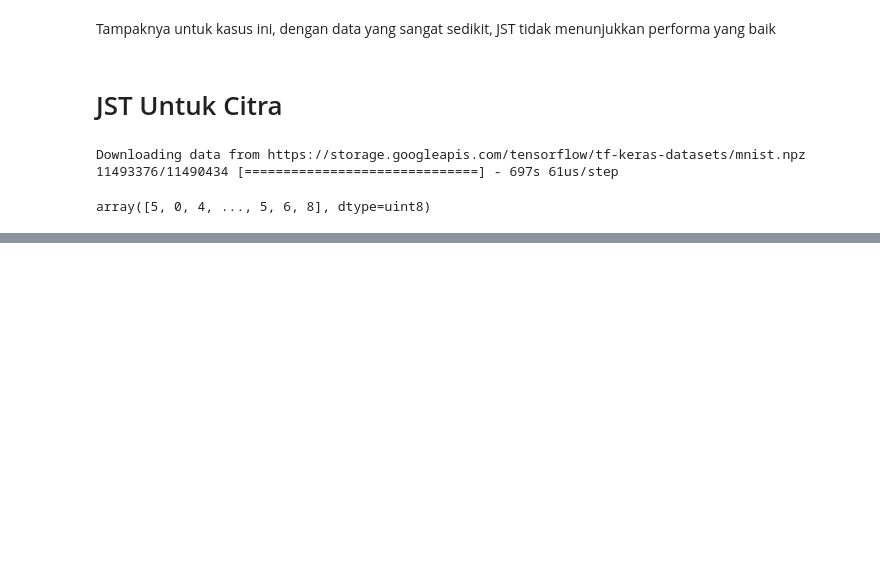
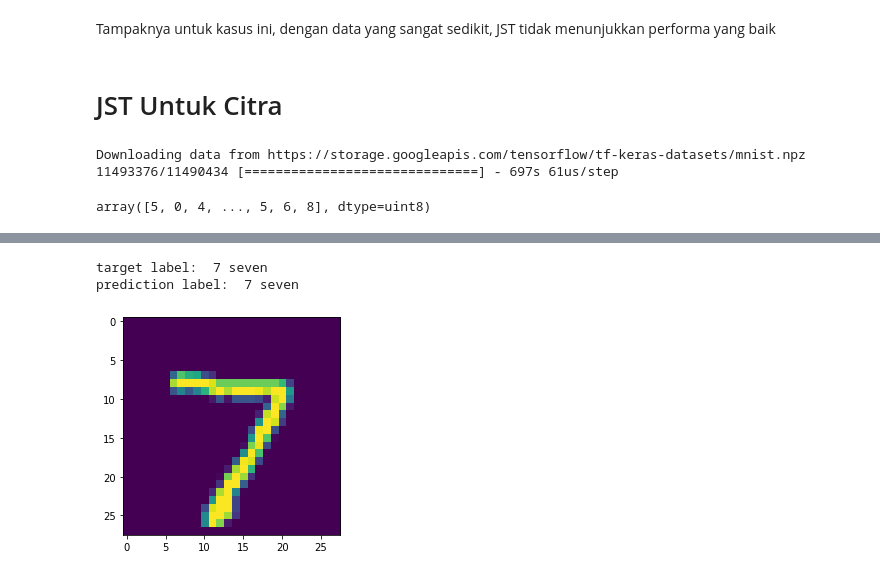
Before and after one commit to goFrendiAsgard/static-blog, a Jupyter notebook: content/notebooks/JaringanSyarafTiruan.ipynb, the cells around one changed output, grey strips where cells are left out. Cells and saved outputs as stored; diff of their text form; code cells hidden in the pictures; blank space fills up the shorter version.

```diff
--- a/content/notebooks/JaringanSyarafTiruan.ipynb
+++ b/content/notebooks/JaringanSyarafTiruan.ipynb
@@ -555,0 +598,13 @@ array([5, 0, 4, ..., 5, 6, 8], dtype=uint8)
+# %%
+model = keras.Sequential([
+    keras.layers.Flatten(input_shape=(28, 28)),
+    keras.layers.Dense(1024, activation=tf.nn.sigmoid),
+    keras.layers.Dense(10, activation=tf.nn.softmax)
+])
+model.compile(optimizer='adam',
+              loss='sparse_categorical_crossentropy',
+              metrics=['accuracy'])
+# %%
+model.fit(train_images, train_labels, epochs=5)
+test_loss, test_acc = model.evaluate(test_images, test_labels)
+print('Test accuracy:', test_acc)
@@ -555,0 +625,18 @@ array([5, 0, 4, ..., 5, 6, 8], dtype=uint8)
+# %%
+predictions = model.predict(test_images)
+np.argmax(predictions[0])
+
+index = 0
+prediction_label = np.argmax(predictions[0])
+target_label = test_labels[index]
+image = test_images[index]
+
+print("target label: ", target_label, class_names[target_label])
+print("prediction label: ", prediction_label, class_names[prediction_label])
+plt.figure()
+plt.imshow(image) # if you just want to see the matrix representation of the image, use `image` instead
+plt.show()
+# %% [output]
+target label:  7 seven
+prediction label:  7 seven
+[figure, added]
```
Also changed, not shown: parts of 5 cells of this notebook, 7 other files.
